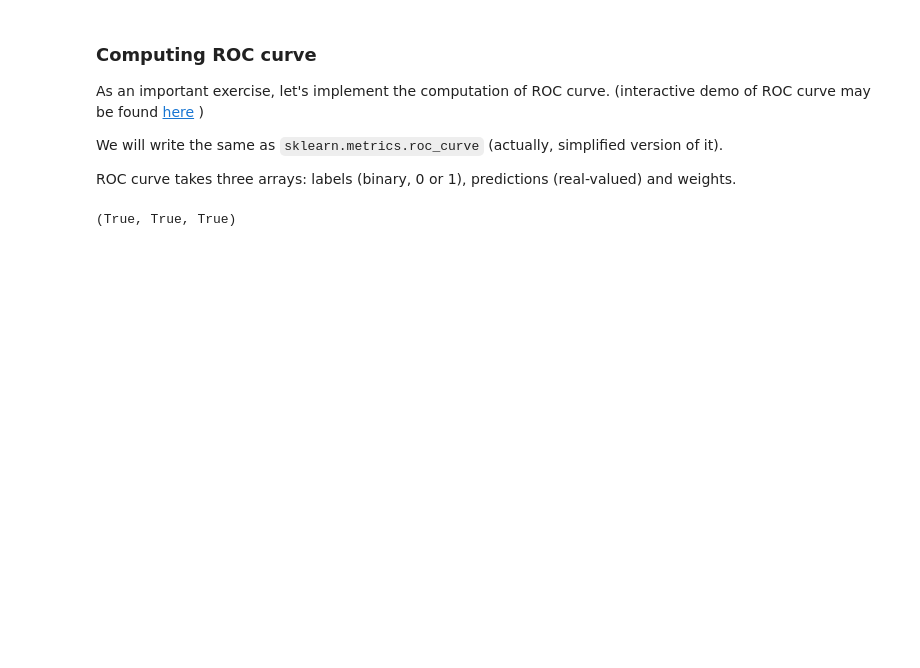
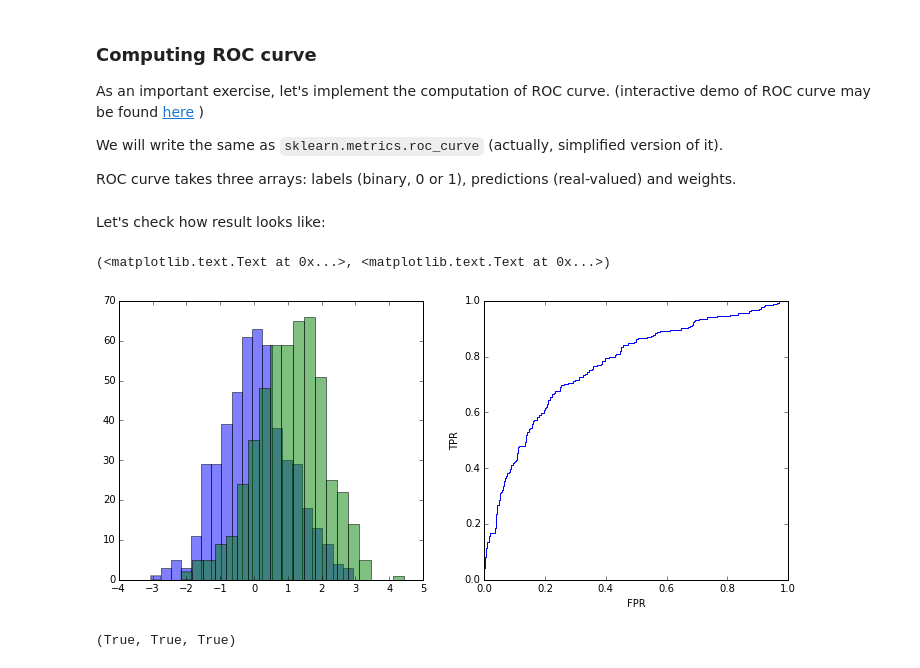
Before and after one commit to arogozhnikov/arogozhnikov.github.io, a Jupyter notebook: notebooks/2015-09-29-NumpyTipsAndTricks1.ipynb, the cells around one changed output. Saved outputs shown, nothing was run; the diff lists cells and outputs as text; code cells hidden in the pictures; blank space fills up the shorter version.

```diff
--- a/notebooks/2015-09-29-NumpyTipsAndTricks1.ipynb
+++ b/notebooks/2015-09-29-NumpyTipsAndTricks1.ipynb
@@ -554,10 +570,23 @@ def roc_curve(labels, predictions, sample_weight):
 np.random.seed(1)
 size = 1000
 labels = (np.random.random(size) > 0.5) * 1
-predictions = np.random.normal(size=size)
+predictions = np.random.normal(size=size) + labels
 weights = np.random.exponential(size=size)
 # %%
 fpr1, tpr1, thr1 = roc_curve(labels, predictions, weights)
+# %% [markdown]
+Let's check how result looks like:
+# %%
+plt.figure(figsize=[12, 5])
+plt.subplot(121)
+plt.hist(predictions[labels == 0], bins=20, alpha=0.5)
+plt.hist(predictions[labels == 1], bins=20, alpha=0.5)
+plt.subplot(122)
+plt.plot(fpr1, tpr1)
+plt.xlabel('FPR'), plt.ylabel('TPR')
+# %% [output]
+(<matplotlib.text.Text at 0x...>, <matplotlib.text.Text at 0x...>)
+[figure, added]
 # %%
 # sometims sklearn adds one more element to all arrays.
 # I have no idea why this is needed and when, but in this case all answers turn to False
```
Also changed, not shown: parts of 40 cells of this notebook, 3 other files.
